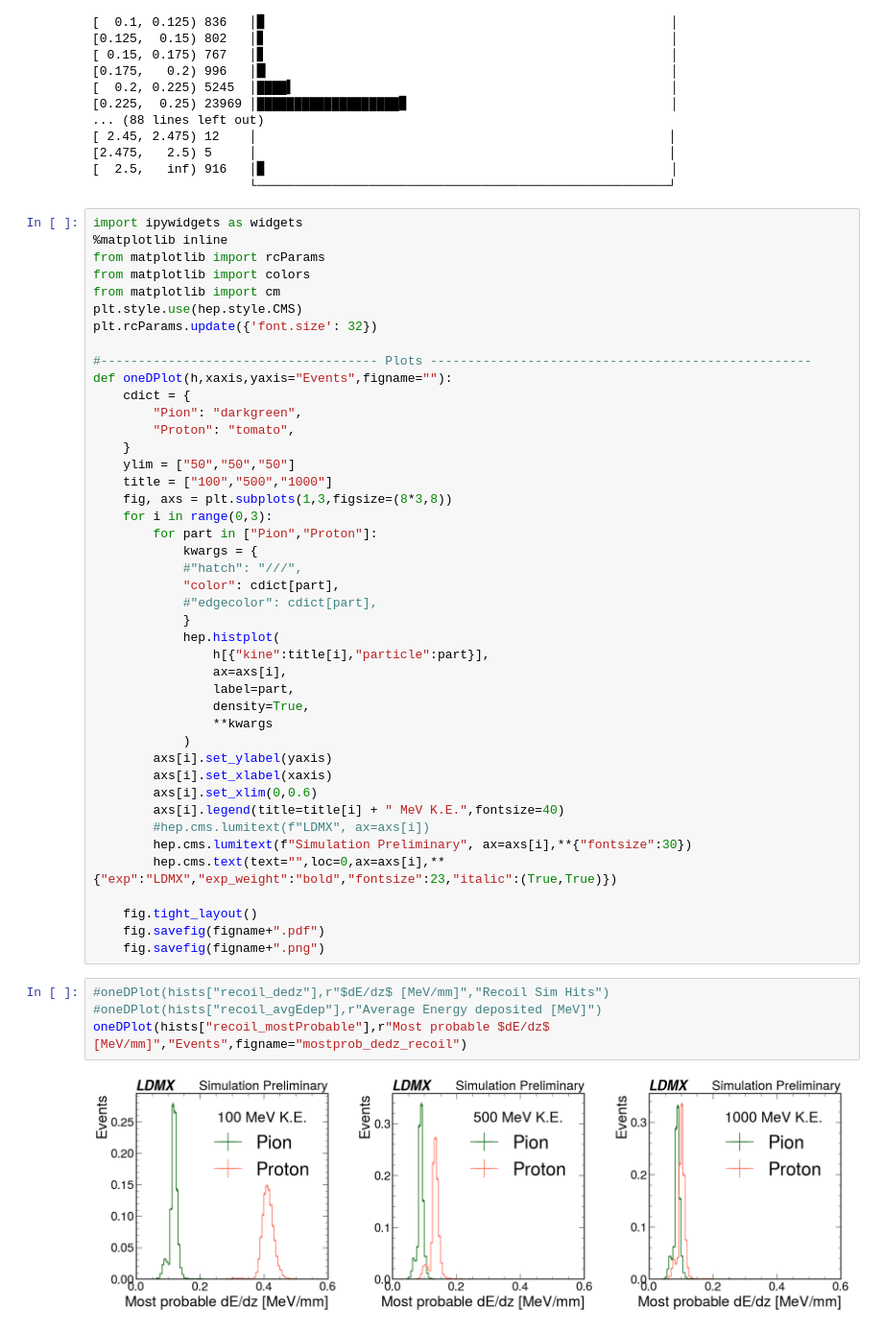
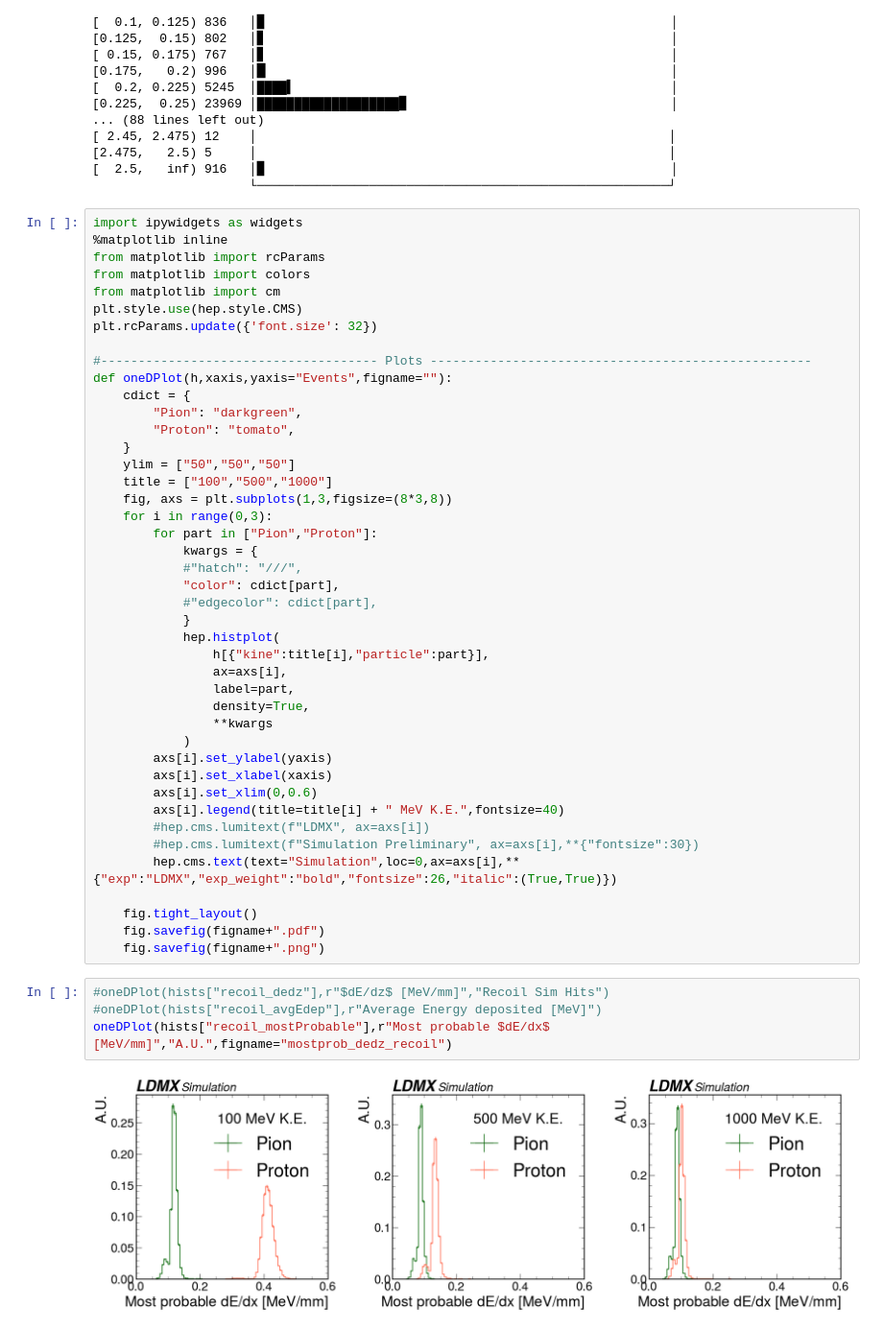
Before and after one commit to cmantill/LDMX-Proton-Pion, a Jupyter notebook: Final Notebooks/WhitePaperPlots.ipynb, the cells around one changed output. Shown at 96% size. Drawn from its saved outputs; the diff is of its cells as text.

```diff
--- a/Final Notebooks/WhitePaperPlots.ipynb
+++ b/Final Notebooks/WhitePaperPlots.ipynb
@@ -290,8 +290,8 @@ def oneDPlot(h,xaxis,yaxis="Events",figname=""):
         axs[i].set_xlim(0,0.6)
         axs[i].legend(title=title[i] + " MeV K.E.",fontsize=40)
         #hep.cms.lumitext(f"LDMX", ax=axs[i])
-        hep.cms.lumitext(f"Simulation Preliminary", ax=axs[i],**{"fontsize":30})
-        hep.cms.text(text="",loc=0,ax=axs[i],**{"exp":"LDMX","exp_weight":"bold","fontsize":23,"italic":(True,True)})
+        #hep.cms.lumitext(f"Simulation Preliminary", ax=axs[i],**{"fontsize":30})
+        hep.cms.text(text="Simulation",loc=0,ax=axs[i],**{"exp":"LDMX","exp_weight":"bold","fontsize":26,"italic":(True,True)})
 
     fig.tight_layout()
     fig.savefig(figname+".pdf")
@@ -299,6 +299,6 @@ def oneDPlot(h,xaxis,yaxis="Events",figname=""):
 # %%
 #oneDPlot(hists["recoil_dedz"],r"$dE/dz$ [MeV/mm]","Recoil Sim Hits")
 #oneDPlot(hists["recoil_avgEdep"],r"Average Energy deposited [MeV]")
-oneDPlot(hists["recoil_mostProbable"],r"Most probable $dE/dz$ [MeV/mm]","Events",figname="mostprob_dedz_recoil")
+oneDPlot(hists["recoil_mostProbable"],r"Most probable $dE/dx$ [MeV/mm]","A.U.",figname="mostprob_dedz_recoil")
 # %% [output]
-[figure, old version]
+[figure, new version]
```
Also changed, not shown: parts of 1 cell of this notebook, 2 other files.
